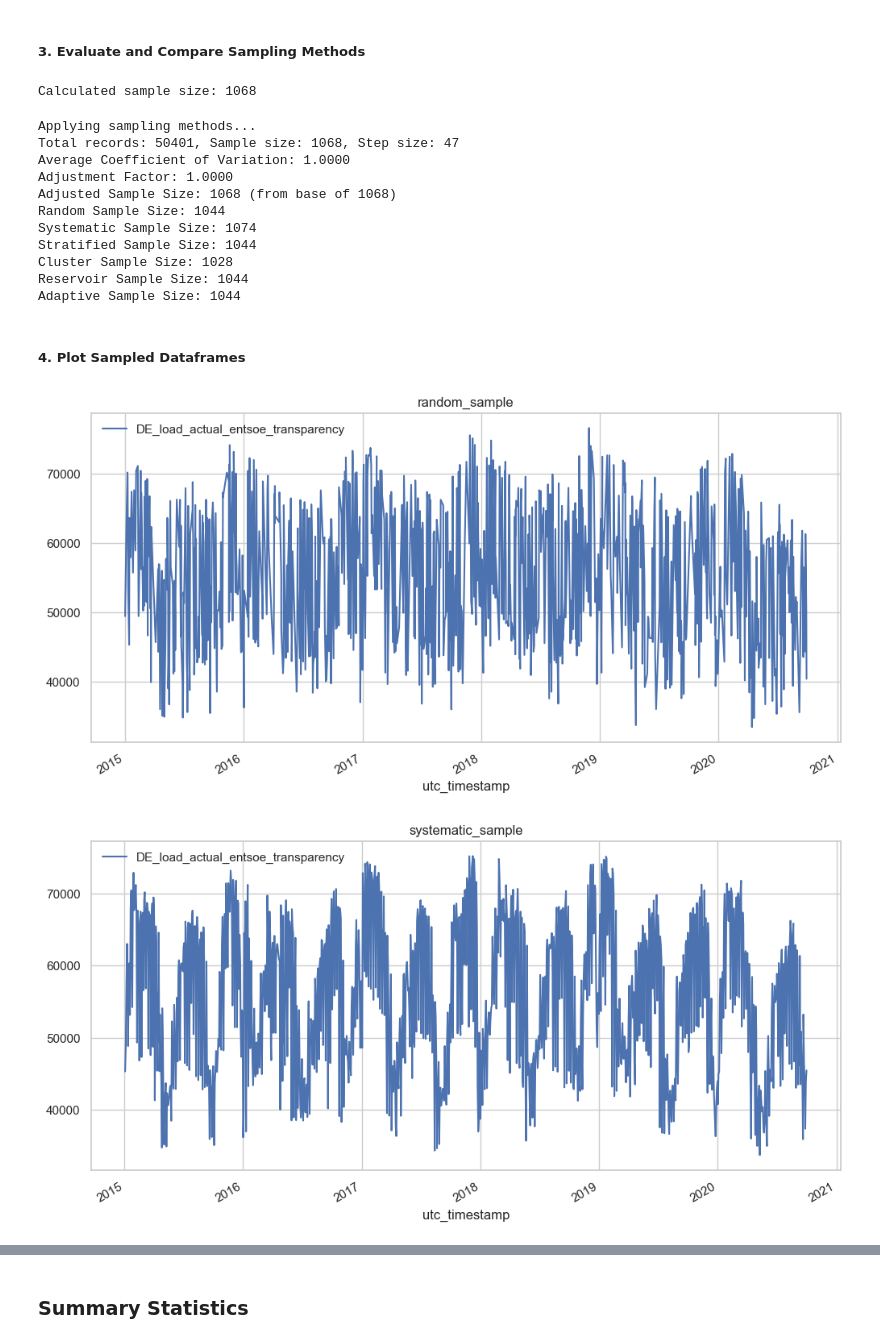
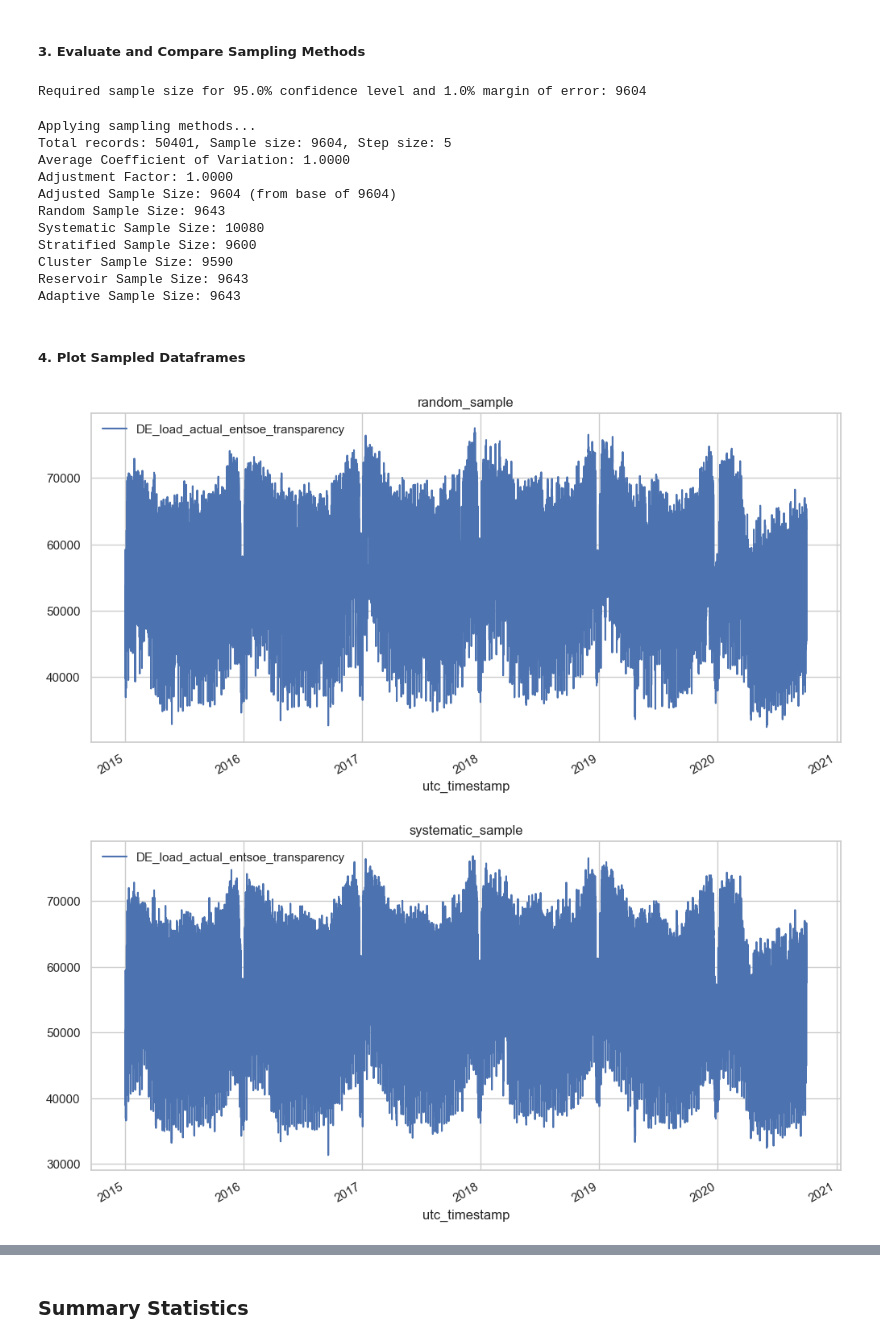
Before and after one commit to sliaros/pyspark_jupyter_energy_analysis, a Jupyter notebook: pyspark_energy_analysis.ipynb, the cells around one changed output, grey strips where cells are left out. Saved outputs shown, nothing was run; the diff lists cells and outputs as text; code cells hidden in the pictures.

Commit message:
refactored sample stategies

```diff
--- a/pyspark_energy_analysis.ipynb
+++ b/pyspark_energy_analysis.ipynb
@@ -708,20 +708,24 @@ def adaptive_sampling(data, base_sample_size, max_sample_size):
 # %% [markdown]
 ##### 3. Evaluate and Compare Sampling Methods
 # %%
+# Set desired parameters
+CONFIDENCE_LEVEL = 0.95  # 95% confidence level
+MARGIN_OF_ERROR = 0.01   # 3% margin of error
+
 # Calculate required sample size based on confidence level and margin of error
 sample_size = calculate_sample_size(CONFIDENCE_LEVEL, MARGIN_OF_ERROR)
-print(f"\nCalculated sample size: {sample_size}")
+print(f"Required sample size for {CONFIDENCE_LEVEL*100}% confidence level and {MARGIN_OF_ERROR*100}% margin of error: {sample_size}")
 # %% [output]
-Calculated sample size: 1068
+Required sample size for 95.0% confidence level and 1.0% margin of error: 9604
 # %%
 # Apply different sampling methods
 print("\nApplying sampling methods...")
-random_sample = random_sampling(full_df, sample_size)
-systematic_sample = systematic_sampling(full_df, sample_size)
-stratified_sample = stratified_time_sampling(full_df, sample_size)
-cluster_sample = cluster_sampling(full_df, sample_size)
-reservoir_sample = reservoir_sampling_simulation(full_df, sample_size)
-adaptive_sample = adaptive_sampling(full_df, sample_size, sample_size*3)
+random_sample = random_sampling(full_df_de, sample_size)
+systematic_sample = systematic_sampling(full_df_de, sample_size)
+stratified_sample = stratified_time_sampling(full_df_de, sample_size)
+cluster_sample = cluster_sampling(full_df_de, sample_size)
+reservoir_sample = reservoir_sampling_simulation(full_df_de, sample_size)
+adaptive_sample = adaptive_sampling(full_df_de, sample_size, sample_size*10)
 
 # Cache the samples for repeated use
 random_sample.cache()
@@ -740,16 +744,16 @@ print(f"Reservoir Sample Size: {reservoir_sample.count()}")
 print(f"Adaptive Sample Size: {adaptive_sample.count()}")
 # %% [output]
 Applying sampling methods...
-Total records: 50401, Sample size: 1068, Step size: 47
+Total records: 50401, Sample size: 9604, Step size: 5
 Average Coefficient of Variation: 1.0000
 Adjustment Factor: 1.0000
-Adjusted Sample Size: 1068 (from base of 1068)
-Random Sample Size: 1044
-Systematic Sample Size: 1074
-Stratified Sample Size: 1044
-Cluster Sample Size: 1028
-Reservoir Sample Size: 1044
-Adaptive Sample Size: 1044
+Adjusted Sample Size: 9604 (from base of 9604)
+Random Sample Size: 9643
+Systematic Sample Size: 10080
+Stratified Sample Size: 9600
+Cluster Sample Size: 9590
+Reservoir Sample Size: 9643
+Adaptive Sample Size: 9643
 # %% [markdown]
 ##### 4. Plot Sampled Dataframes
 # %%
@@ -775,6 +779,8 @@ def plot_line_chart(df, index, column):
 # %%
 for _df, _title in sample_dataframes:
     plot_line_chart(_df, "utc_timestamp", "DE_load_actual_entsoe_transparency")
+
+plot_line_chart(full_df_de, "utc_timestamp", "DE_load_actual_entsoe_transparency")
 # %% [output]
-[figure, old version]
+[figure, new version]
-[figure, old version]
+[figure, new version]
```
Also changed, not shown: parts of 44 cells of this notebook.
